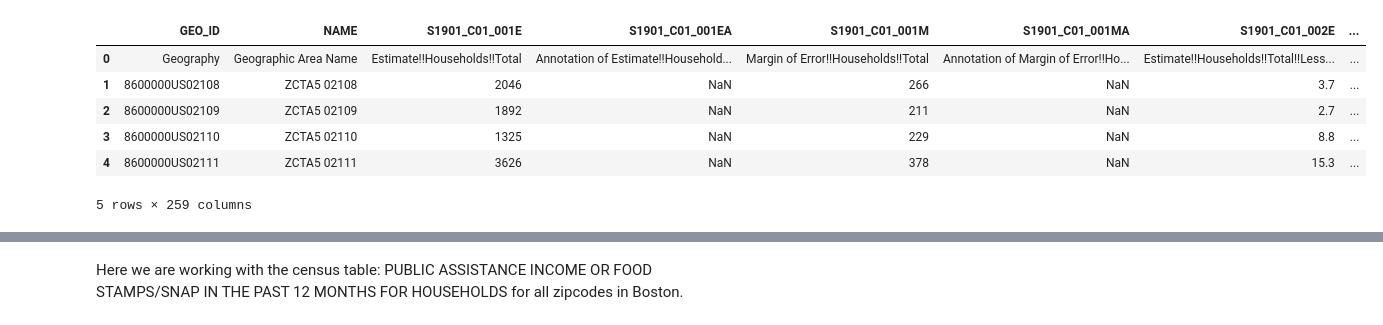
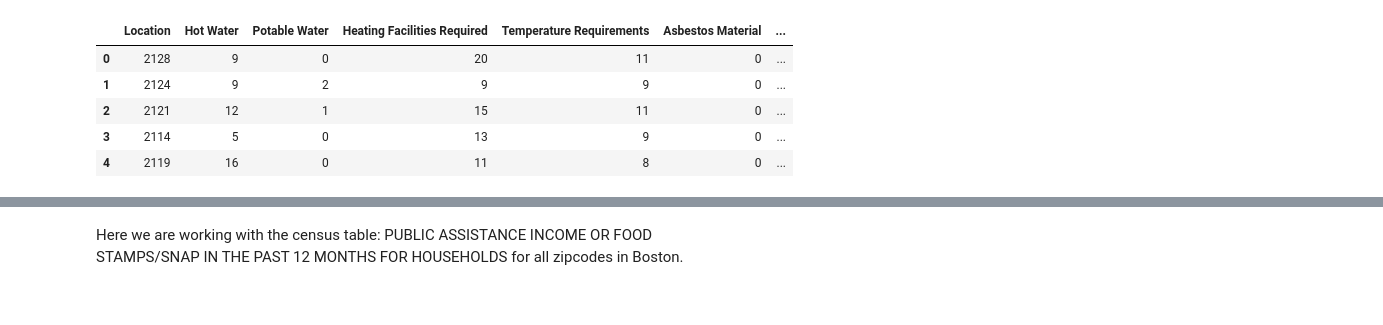
Before and after one commit to BU-Spark/ds-councilor-breadon-bad-landlords2, a Jupyter notebook: spring23-team-3/analysis/income_demographics.ipynb, the cells around one changed output, grey strips where cells are left out. Cells and saved outputs as stored; diff of their text form; code cells hidden in the pictures.

```diff
--- a/spring23-team-3/analysis/income_demographics.ipynb
+++ b/spring23-team-3/analysis/income_demographics.ipynb
@@ -1,18 +1,17 @@
 # %%
 import pandas as pd
 # TODO: normalize so we have % of households making certain income and % of violations per ?? idk
 
 income_df = pd.read_csv("../data/income/income_census_data.csv")
-zip_df = pd.read_csv("../data/zip_df.csv", index_col=0)
-income_df.head()
+zip_df = pd.read_csv("../data/zip_df_with_num_buildings.csv", index_col=0)
+zip_df.head()
 # %% [output]
-|  | GEO_ID | NAME | S1901_C01_001E | S1901_C01_001EA | S1901_C01_001M | S1901_C01_001MA | S1901_C01_002E | ... |
-| 0 | Geography | Geographic Area Name | Estimate!!Households!!Total | Annotation of Estimate!!Household... | Margin of Error!!Households!!Total | Annotation of Margin of Error!!Ho... | Estimate!!Households!!Total!!Less... | ... |
-| 1 | 8600000US02108 | ZCTA5 02108 | 2046 | NaN | 266 | NaN | 3.7 | ... |
-| 2 | 8600000US02109 | ZCTA5 02109 | 1892 | NaN | 211 | NaN | 2.7 | ... |
-| 3 | 8600000US02110 | ZCTA5 02110 | 1325 | NaN | 229 | NaN | 8.8 | ... |
-| 4 | 8600000US02111 | ZCTA5 02111 | 3626 | NaN | 378 | NaN | 15.3 | ... |
+|  | Location | Hot Water | Potable Water | Heating Facilities Required | Temperature Requirements | Asbestos Material | ... |
+| 0 | 2128 | 9 | 0 | 20 | 11 | 0 | ... |
+| 1 | 2124 | 9 | 2 | 9 | 9 | 0 | ... |
+| 2 | 2121 | 12 | 1 | 15 | 11 | 0 | ... |
+| 3 | 2114 | 5 | 0 | 13 | 9 | 0 | ... |
+| 4 | 2119 | 16 | 0 | 11 | 8 | 0 | ... |
-5 rows × 259 columns
 # %%
 # Cleaning up the Census Income Data
 #    NOTE: The census data only includes the zipcodes in Boston
```
Also changed, not shown: parts of 10 cells of this notebook.
